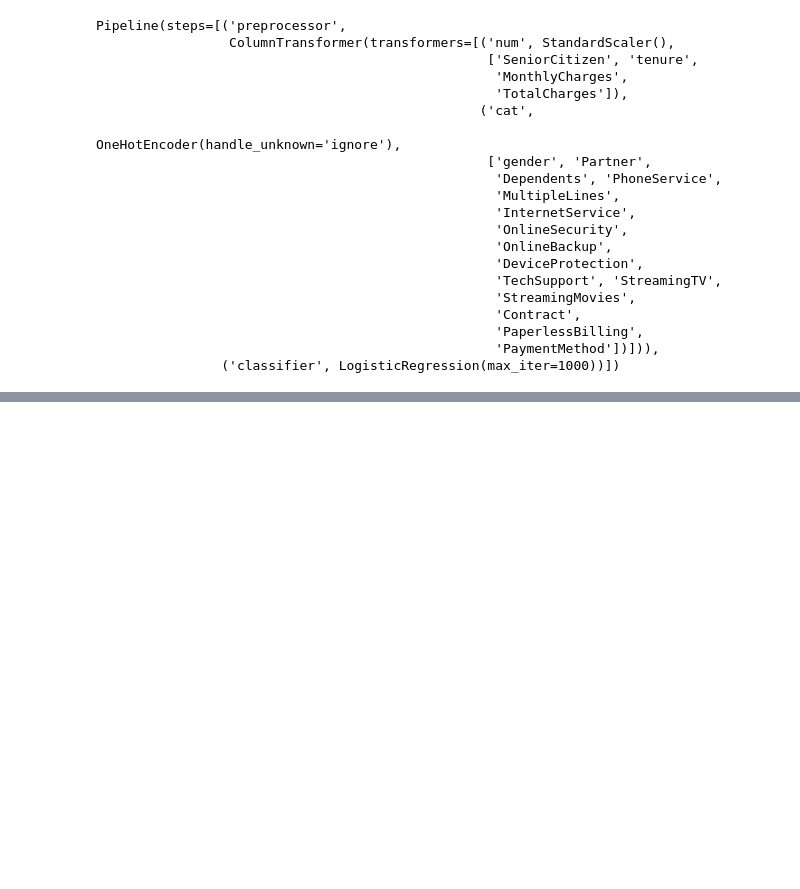
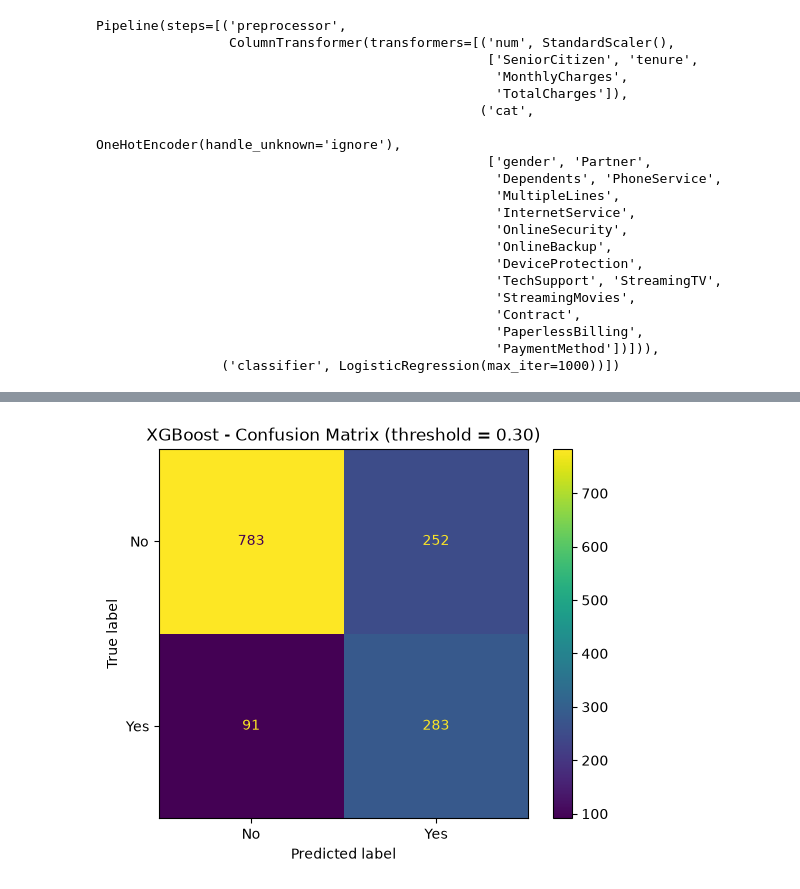
Before and after one commit to irhadTTT/RetentionIQ, a Jupyter notebook: notebooks/01_exploration.ipynb, the cells around one changed output, grey strips where cells are left out. Saved outputs shown, nothing was run; the diff lists cells and outputs as text; code cells hidden in the pictures; blank space fills up the shorter version.

```diff
--- a/notebooks/01_exploration.ipynb
+++ b/notebooks/01_exploration.ipynb
@@ -1111,0 +764,4 @@ joblib.dump(model, "churn_model.pkl")
+# %%
+xgb_model.fit(X_train, y_train)
+
+print("XGBoost je uspješno istreniran!")
@@ -1111,0 +770,6 @@ joblib.dump(model, "churn_model.pkl")
+# %%
+y_train_xgb = y_train.map({"No": 0, "Yes": 1})
+y_test_xgb = y_test.map({"No": 0, "Yes": 1})
+
+print(y_train_xgb.value_counts())
+print("\nNedostajuće vrijednosti:", y_train_xgb.isna().sum())
@@ -1111,0 +783,4 @@ joblib.dump(model, "churn_model.pkl")
+# %%
+xgb_model.fit(X_train, y_train_xgb)
+
+print("XGBoost je uspješno istreniran!")
@@ -1111,0 +813,10 @@ joblib.dump(model, "churn_model.pkl")
+# %%
+y_prob_xgb = xgb_model.predict_proba(X_test)[:, 1]
+
+y_pred_xgb_30 = (y_prob_xgb >= 0.30).astype(int)
+
+print(classification_report(
+    y_test_xgb,
+    y_pred_xgb_30,
+    target_names=["No", "Yes"]
+))
@@ -1111,0 +832,15 @@ joblib.dump(model, "churn_model.pkl")
+# %%
+from sklearn.metrics import ConfusionMatrixDisplay
+import matplotlib.pyplot as plt
+
+ConfusionMatrixDisplay.from_predictions(
+    y_test_xgb,
+    y_pred_xgb_30,
+    display_labels=["No", "Yes"],
+    values_format="d"
+)
+
+plt.title("XGBoost - Confusion Matrix (threshold = 0.30)")
+plt.show()
+# %% [output]
+[figure, added]
```
Also changed, not shown: parts of 114 cells of this notebook, 7 other files.
